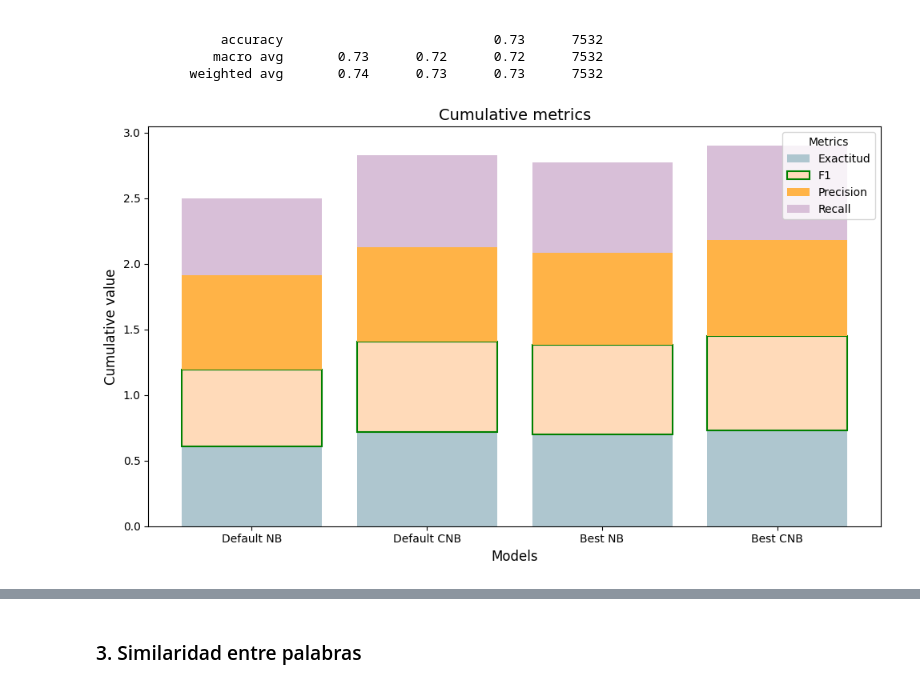
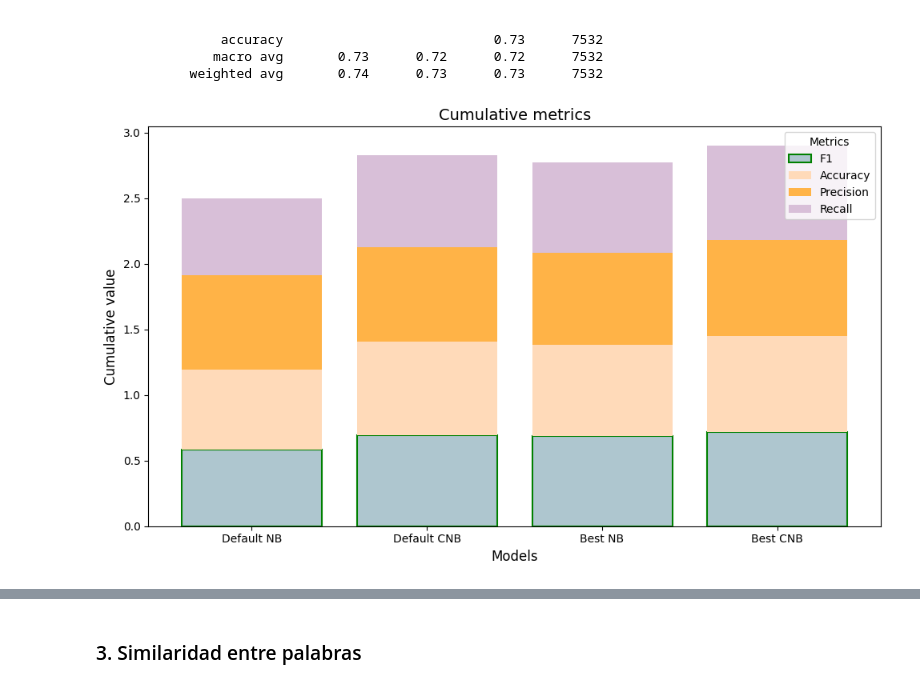
Before and after one commit to bdesia/nlp1, a Jupyter notebook: Desafio_1.ipynb, the cells around one changed output, grey strips where cells are left out. Saved outputs shown, nothing was run; the diff lists cells and outputs as text; code cells hidden in the pictures.

Commit message:
Versión para revisar por profesores.

```diff
--- a/Desafio_1.ipynb
+++ b/Desafio_1.ipynb
@@ -483,16 +490,16 @@ y_pred_best_cnb = pipeline_CNB.predict(newsgroups_test.data)        # Best TF-ID
 from sklearn.metrics import f1_score, accuracy_score, precision_score, recall_score
 
 def evaluate_model(y_true, y_pred, model_name):
+    f1 = f1_score(y_true, y_pred, average='macro')
     accuracy = accuracy_score(y_true, y_pred)
     precision = precision_score(y_true, y_pred, average='macro')
     recall = recall_score(y_true, y_pred, average='macro')
-    f1 = f1_score(y_true, y_pred, average='macro')
     print(f"{model_name}")
+    print(f"F1-score: {f1}")
     print(f"Exactitud: {accuracy}")
-    print(f"F1-score: {f1}")
     print(f"Precisión: {precision}")
     print(f"Recall: {recall}\n")
-    return [accuracy, f1, precision, recall]
+    return [f1, accuracy, precision, recall]
 
 # Evaluar todos los modelos
 model_metrics = []
@@ -547,7 +554,7 @@ comp.sys.ibm.pc.hardware       0.68      0.72      0.70       392
             weighted avg       0.74      0.73      0.73      7532
 # %%
 models = ['Default NB', 'Default CNB', 'Best NB', 'Best CNB']
-metrics = ['Accuracy', 'F1', 'Precision', 'Recall']
+metrics = ['F1', 'Accuracy', 'Precision', 'Recall']
 
 data = np.array(model_metrics).T
 colores = ['#AEC6CF', '#FFDAB9', '#FFB347', '#D8BFD8']   # Azul pastel, durazno, naranja pastel, lavanda
@@ -558,34 +565,34 @@ x = np.arange(len(models))
 
 acumulado = np.zeros(len(models))
 
 max = data[0][1]
 for i, metric in enumerate(metrics):
     if data[i][1] > max:
         max = data[i][1]
 
 for i, metric in enumerate(metrics):
-    edge = 'green' if i == 1 else 'none'
+    edge = 'green' if i == 0 else 'none'
     if data[i][1] == max:
         edge = 'red'
 
     bars = ax.bar(
         x,
         data[i],
         bottom=acumulado,
         label=metric,
         color=colores[i],
-        edgecolor='green' if i == 1 else 'none',    # Borde verde solo para metrics[1]=f1-score
-        linewidth=1.5 if i == 1 else 0              # Grosor del borde
+        edgecolor='green' if i == 0 else 'none',    # Borde verde solo para metrics[0]=f1-score
+        linewidth=1.5 if i == 0 else 0              # Grosor del borde
     )
     acumulado += data[i]
 ax.set_xlabel('Models', fontsize=12)
 ax.set_ylabel('Cumulative value', fontsize=12)
 ax.set_title('Cumulative metrics', fontsize=14)
 ax.set_xticks(x)
 ax.set_xticklabels(models, fontsize=10)
 ax.legend(title="Metrics", fontsize=10)
 
 plt.tight_layout()
 plt.show()
 # %% [output]
-[figure, old version]
+[figure, new version]
```
Also changed, not shown: parts of 7 cells of this notebook.
